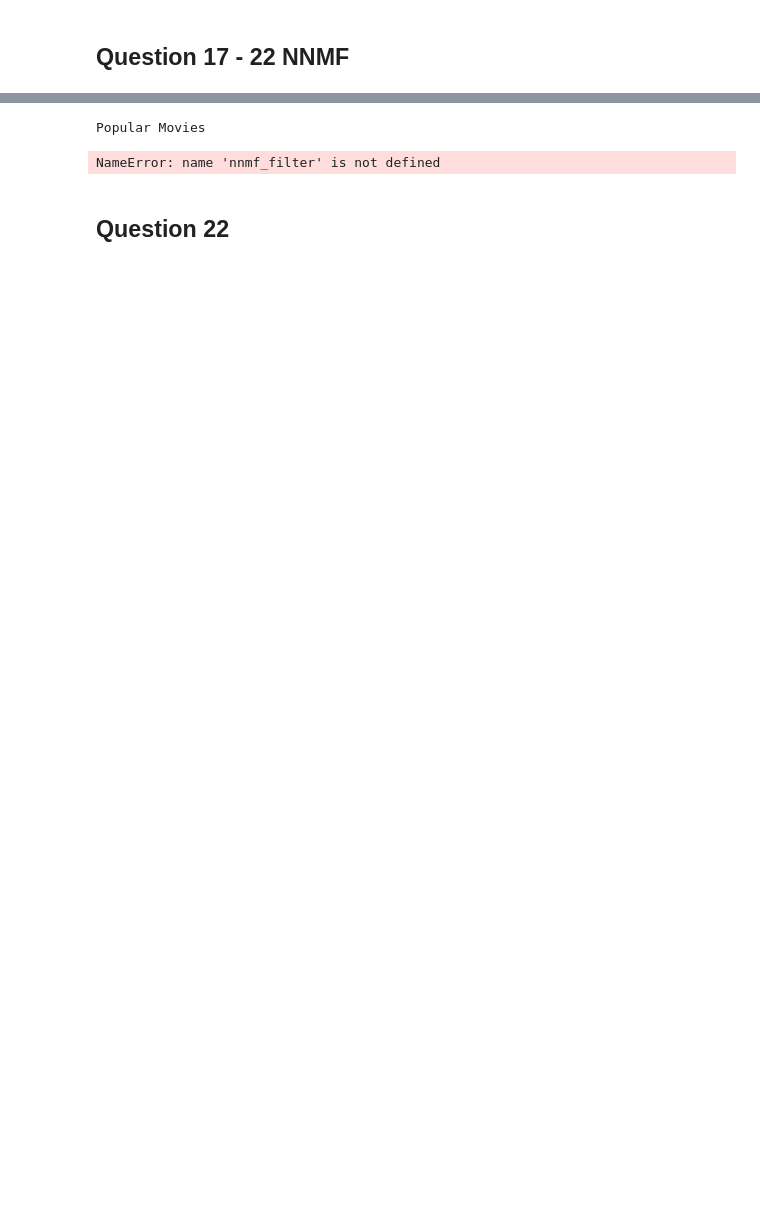
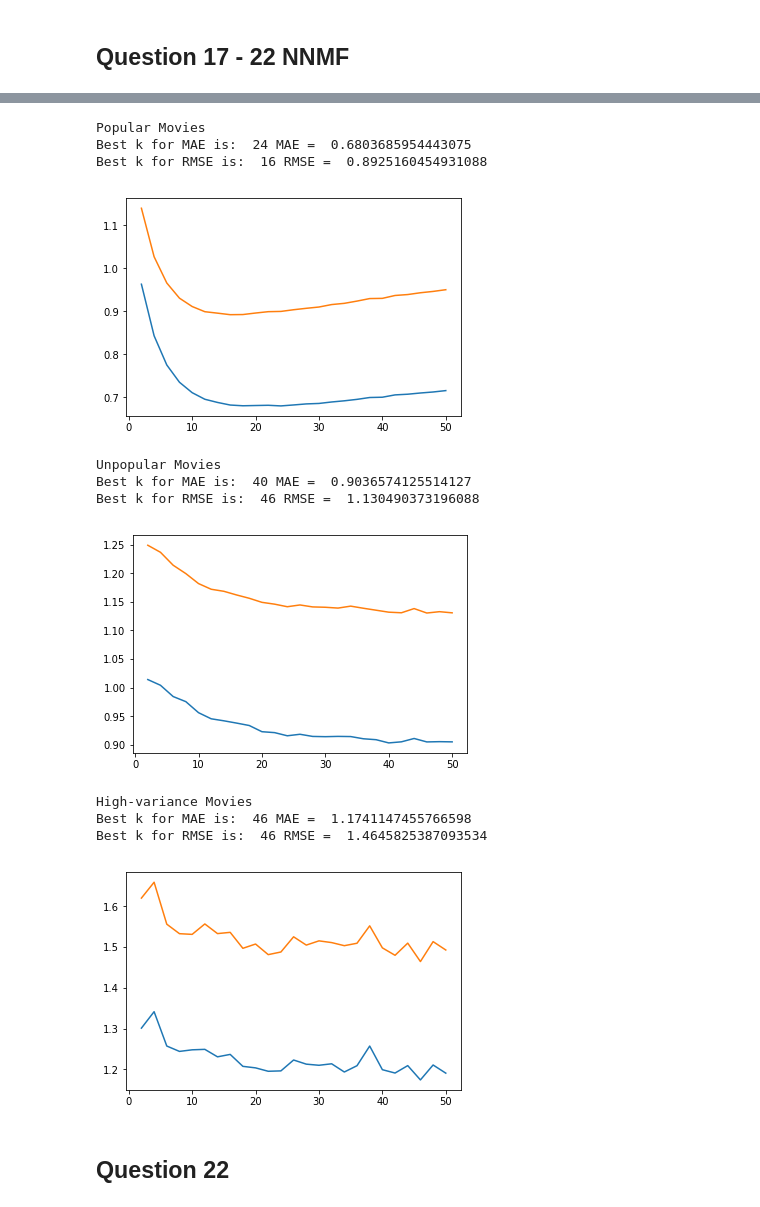
Before and after one commit to DanioPurdue/EE219Project-Analysis-On-Textual-Data, a Jupyter notebook: Project 3/Project_3_Code_Updated.ipynb, the cells around one changed output, grey strips where cells are left out. Cells and saved outputs as stored; diff of their text form; code cells hidden in the pictures; blank space fills up the shorter version.

```diff
--- a/Project 3/Project_3_Code_Updated.ipynb
+++ b/Project 3/Project_3_Code_Updated.ipynb
@@ -298,14 +278,24 @@ Best k for RMSE is:  16 RMSE =  0.9122713786634818
 [figure]
 # %%
 print("Popular Movies")
-nnmf_filter(Dataset.load_from_df(popular_movie_df, reader), krange)
+nnmf_filter(Dataset.load_from_df(popular_movie_df[['userId', 'movieId', 'rating']], reader), krange)
 print("Unpopular Movies")
-nnmf_filter(Dataset.load_from_df(unpopular_movie_df, reader), krange)
+nnmf_filter(Dataset.load_from_df(unpopular_movie_df[['userId', 'movieId', 'rating']], reader), krange)
 print("High-variance Movies")
-nnmf_filter(Dataset.load_from_df(high_var_df, reader), krange)
+nnmf_filter(Dataset.load_from_df(high_var_df[['userId', 'movieId', 'rating']], reader), krange)
 # %% [output]
 Popular Movies
+Best k for MAE is:  24 MAE =  0.6803685954443075
+Best k for RMSE is:  16 RMSE =  0.8925160454931088
+[figure, added]
-NameError: name 'nnmf_filter' is not defined
+Unpopular Movies
+Best k for MAE is:  40 MAE =  0.9036574125514127
+Best k for RMSE is:  46 RMSE =  1.130490373196088
+[figure, added]
+High-variance Movies
+Best k for MAE is:  46 MAE =  1.1741147455766598
+Best k for RMSE is:  46 RMSE =  1.4645825387093534
+[figure, added]
 # %% [markdown]
 ## Question 22
 # %%
```
Also changed, not shown: parts of 17 cells of this notebook.
